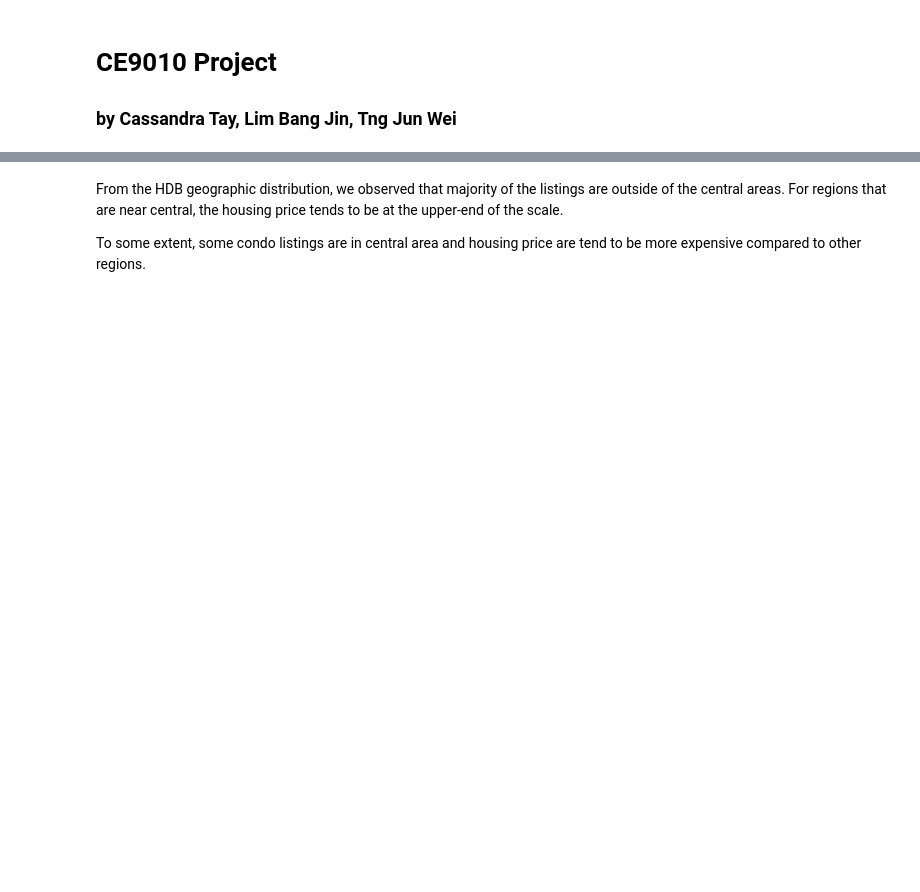
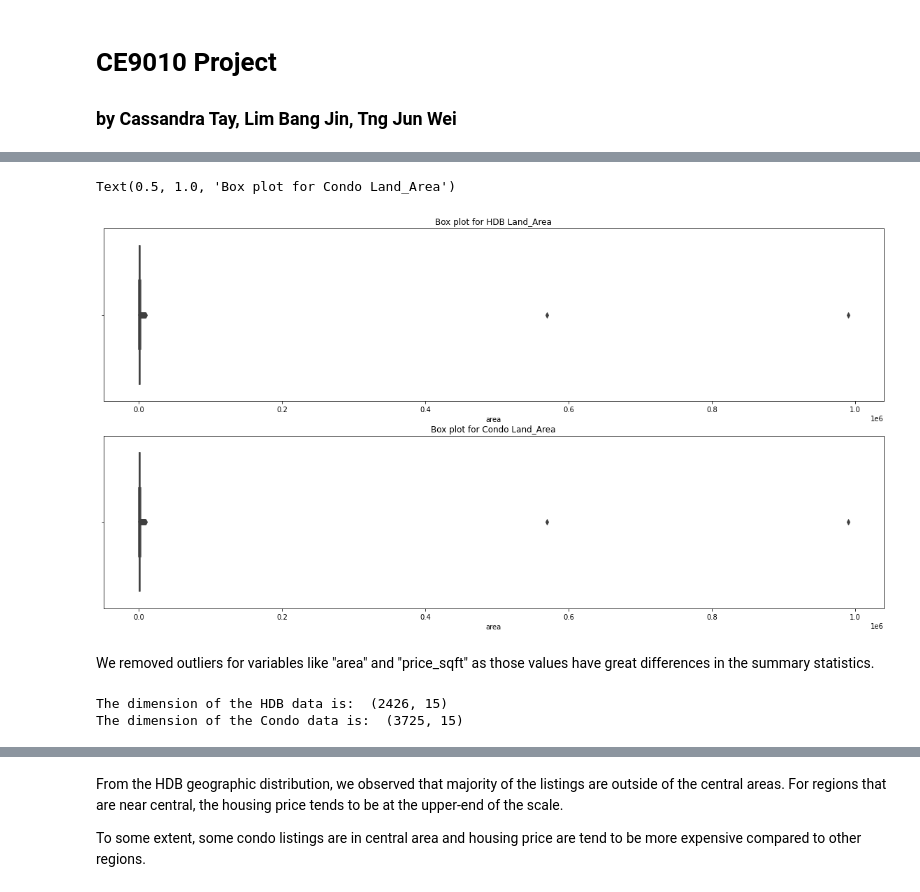
Before and after one commit to castay45/CE9010-Data-Science-Project, a Jupyter notebook: Report.ipynb, the cells around one changed output, grey strips where cells are left out. Cells and saved outputs as stored; diff of their text form; code cells hidden in the pictures; blank space fills up the shorter version.

```diff
--- a/Report.ipynb
+++ b/Report.ipynb
@@ -541,0 +367,25 @@ gdf[gdf["Type"]=="Condo"].plot(column='Price', ax=ax2, legend=True,legend_kwds={
+# %%
+#box plot for significant variable "area"
+f, axes = plt.subplots(2, 1,figsize=(20,10))
+
+sns.boxplot(x='area', data=condo, ax=axes[0])
+axes[0].set_title("Box plot for HDB Land_Area")
+sns.boxplot(x='area', data=condo, ax=axes[1])
+axes[1].set_title("Box plot for Condo Land_Area")
+# %% [output]
+Text(0.5, 1.0, 'Box plot for Condo Land_Area')
+[figure, added]
+# %% [markdown]
+We removed outliers for variables like "area" and "price_sqft" as those values have great differences in the summary statistics.
+# %%
+hdb = outliers("area", hdb)
+hdb = outliers("price_sqft", hdb)
+
+condo = outliers("area", condo)
+condo = outliers("price_sqft", condo)
+
+print("The dimension of the HDB data is: ", hdb.shape)
+print("The dimension of the Condo data is: ", condo.shape)
+# %% [output]
+The dimension of the HDB data is:  (2426, 15)
+The dimension of the Condo data is:  (3725, 15)
```
Also changed, not shown: parts of 260 cells of this notebook, 20 other files.
